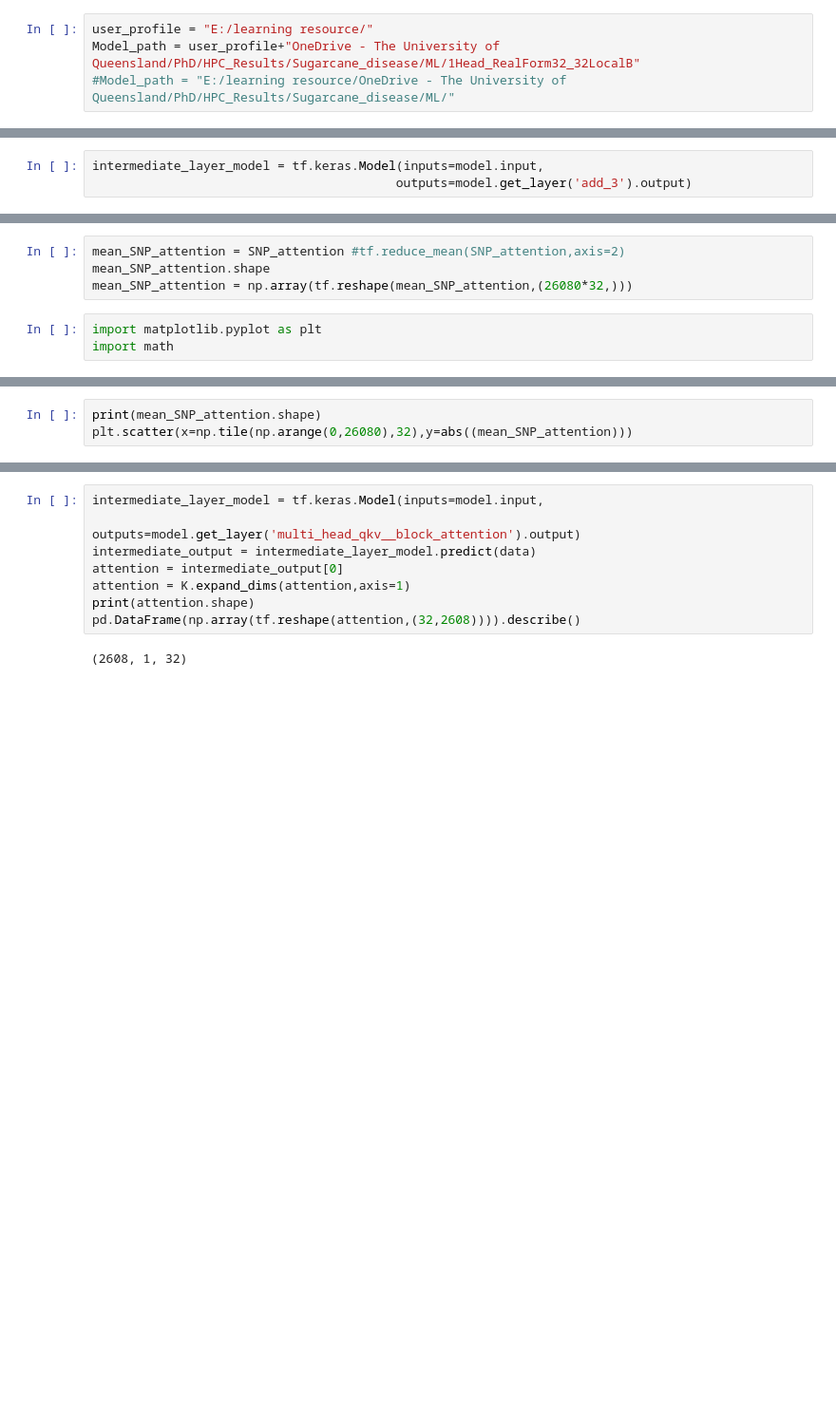
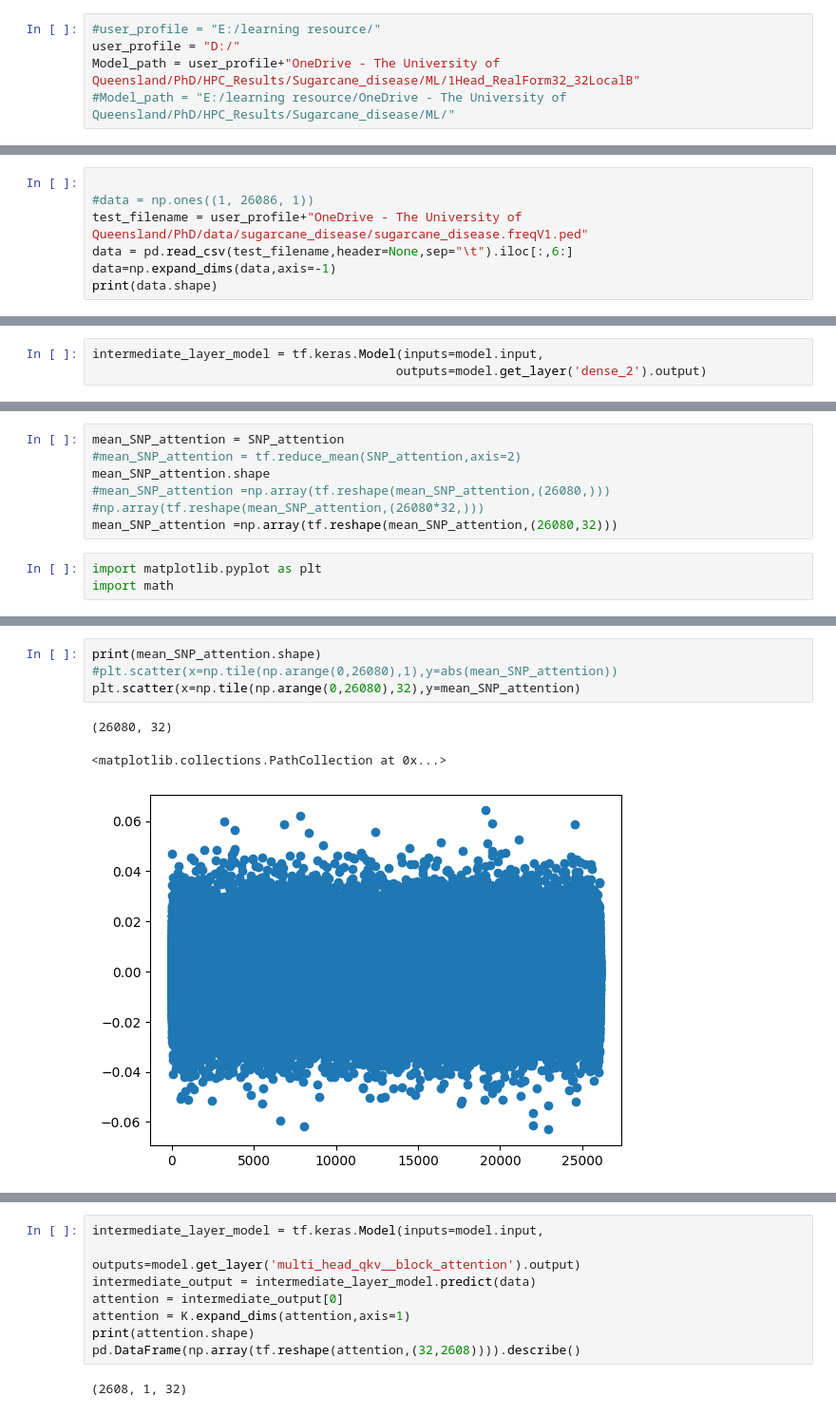
Before and after one commit to CCS-voidBird/PhD_Notebook, a Jupyter notebook: Code/ML_composer/Shap_Model_Interpretation.ipynb, the cells around one changed output, grey strips where cells are left out. Shown at 95% size. Drawn from its saved outputs; the diff is of its cells as text; blank space fills up the shorter version.

```diff
--- a/Code/ML_composer/Shap_Model_Interpretation.ipynb
+++ b/Code/ML_composer/Shap_Model_Interpretation.ipynb
@@ -15,7 +11,8 @@ WARNING:tensorflow:From E:\learning resource\PhD\PHD_Notebook\Code\ML_composer\C
 Instructions for updating:
 Use `tf.config.run_functions_eagerly` instead of the experimental version.
 # %%
-user_profile = "E:/learning resource/"
+#user_profile = "E:/learning resource/"
+user_profile = "D:/"
 Model_path = user_profile+"OneDrive - The University of Queensland/PhD/HPC_Results/Sugarcane_disease/ML/1Head_RealForm32_32LocalB"
 #Model_path = "E:/learning resource/OneDrive - The University of Queensland/PhD/HPC_Results/Sugarcane_disease/ML/"
 # %%
@@ -41,0 +54,7 @@ array([[3.7426164]], dtype=float32)
+# %%
+
+#data = np.ones((1, 26086, 1))
+test_filename = user_profile+"OneDrive - The University of Queensland/PhD/data/sugarcane_disease/sugarcane_disease.freqV1.ped"
+data = pd.read_csv(test_filename,header=None,sep="\t").iloc[:,6:]
+data=np.expand_dims(data,axis=-1)
+print(data.shape)
@@ -42,6 +71,6 @@ array([[3.7426164]], dtype=float32)
 # %%
 intermediate_layer_model = tf.keras.Model(inputs=model.input,
-                                         outputs=model.get_layer('add_3').output)
+                                         outputs=model.get_layer('dense_2').output)
 # %%
 intermediate_output = intermediate_layer_model.predict(data)
 # %%
@@ -57,9 +94,11 @@ SNP_attention = tf.multiply(attention,LNN_weight[0])
 # %%
 SNP_attention = tf.reshape(SNP_attention,(26080,1,32))
 # %%
-mean_SNP_attention = SNP_attention #tf.reduce_mean(SNP_attention,axis=2)
+mean_SNP_attention = SNP_attention
+#mean_SNP_attention = tf.reduce_mean(SNP_attention,axis=2)
 mean_SNP_attention.shape
-mean_SNP_attention = np.array(tf.reshape(mean_SNP_attention,(26080*32,)))
+#mean_SNP_attention =np.array(tf.reshape(mean_SNP_attention,(26080,))) #np.array(tf.reshape(mean_SNP_attention,(26080*32,)))
+mean_SNP_attention =np.array(tf.reshape(mean_SNP_attention,(26080,32)))
 # %%
 import matplotlib.pyplot as plt
 import math
@@ -66,5 +109,10 @@ import math
 # %%
 print(mean_SNP_attention.shape)
-plt.scatter(x=np.tile(np.arange(0,26080),32),y=abs((mean_SNP_attention)))
+#plt.scatter(x=np.tile(np.arange(0,26080),1),y=abs(mean_SNP_attention))
+plt.scatter(x=np.tile(np.arange(0,26080),32),y=mean_SNP_attention)
+# %% [output]
+(26080, 32)
+<matplotlib.collections.PathCollection at 0x...>
+[figure, added]
 # %%
 mean_SNP_attention.shape
```
Also changed, not shown: parts of 25 cells of this notebook.
